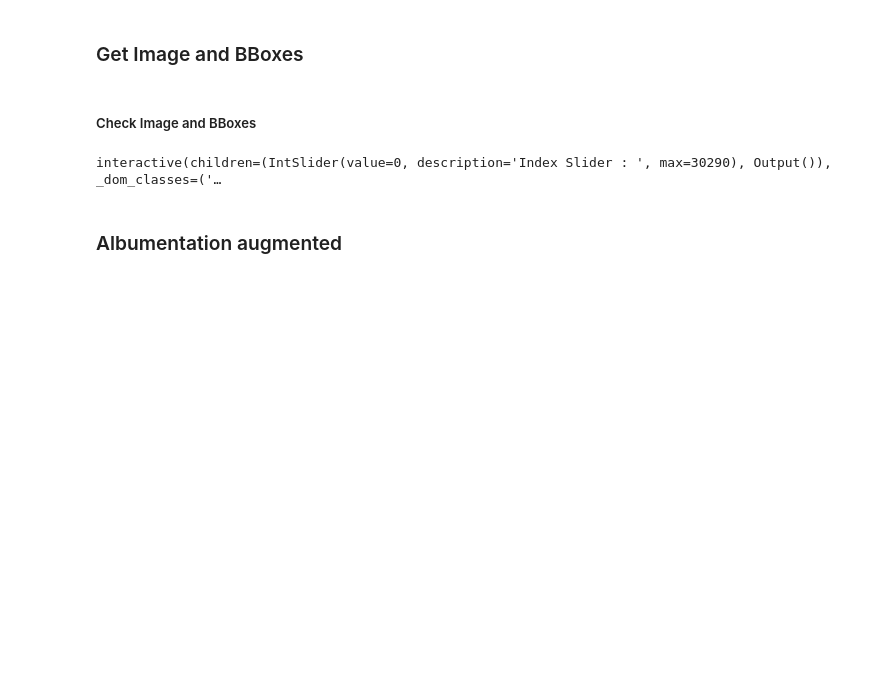
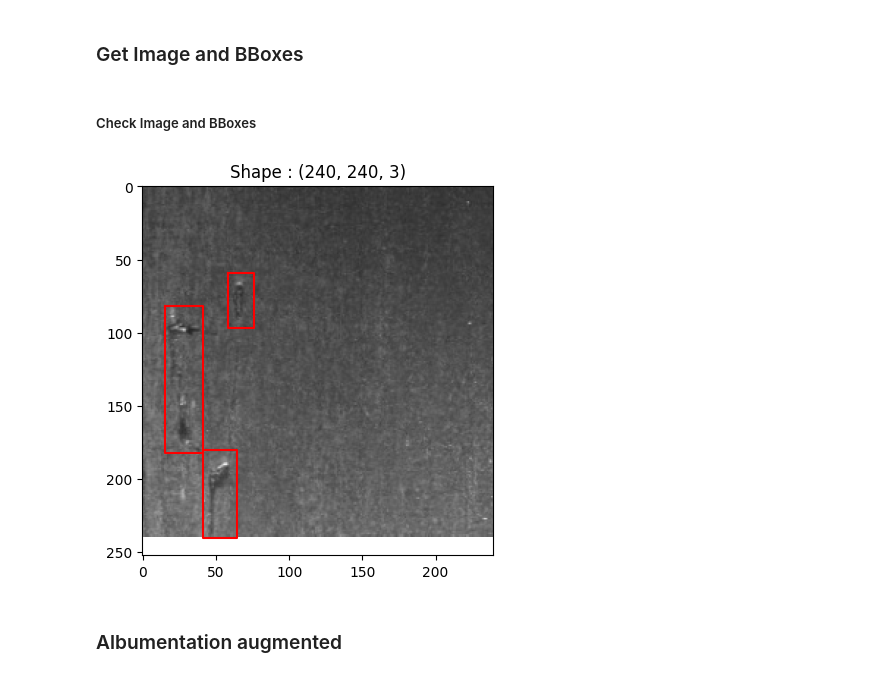
Before and after one commit to prograin/Steel-defect-detection, a Jupyter notebook: notebooks/object_detection.ipynb, the cells around one changed output. Drawn from its saved outputs; the diff is of its cells as text; code cells hidden in the pictures; blank space fills up the shorter version.

```diff
--- a/notebooks/object_detection.ipynb
+++ b/notebooks/object_detection.ipynb
@@ -382,36 +384,37 @@ def plot_image_bboxes(index):
 
         if not j.shape[0]>0:
             break
 
         j_numpy = j.numpy()
         x_center_norm = j_numpy[:,0]
         y_center_norm = j_numpy[:,1]
         width_normal = j_numpy[:,2]
         height_normal = j_numpy[:,3]
 
         x = x_center_norm*W
         y = y_center_norm*H
         width = width_normal*W
         height = height_normal*H
 
         x_min = x-(width/2)
         y_min = y-(height/2)
 
         x_max = x_min+width
         y_max = y_min+height
 
         for k in range(len(x_min)):
             x_points = [x_min[k], x_max[k], x_max[k], x_min[k], x_min[k]]
             y_points = [y_min[k], y_min[k], y_max[k], y_max[k], y_min[k]]
 
             plt.plot(x_points, y_points, color="red")
 
         break
 
-slider = widgets.IntSlider(min=0,max = len(train_images_file)-1,step=1,description = 'Index Slider : ')
-widgets.interactive(plot_image_bboxes,index = slider)
+plot_image_bboxes(0)
+# slider = widgets.IntSlider(min=0,max = len(train_images_file)-1,step=1,description = 'Index Slider : ')
+# widgets.interactive(plot_image_bboxes,index = slider)
 # %% [output]
-interactive(children=(IntSlider(value=0, description='Index Slider : ', max=30290), Output()), _dom_classes=('…
+[figure, added]
 # %% [markdown]
 <h3>Albumentation augmented</h3>
 # %%
```
Also changed, not shown: parts of 9 cells of this notebook.
